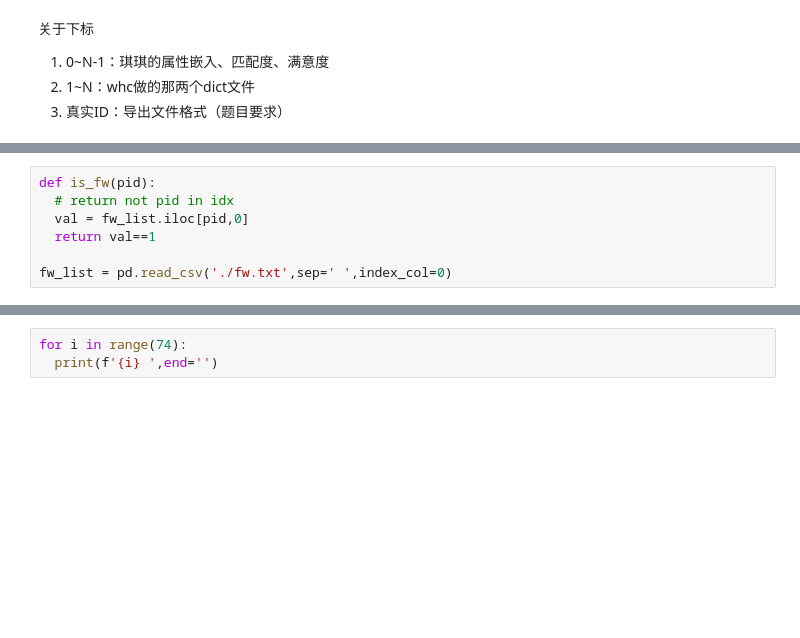
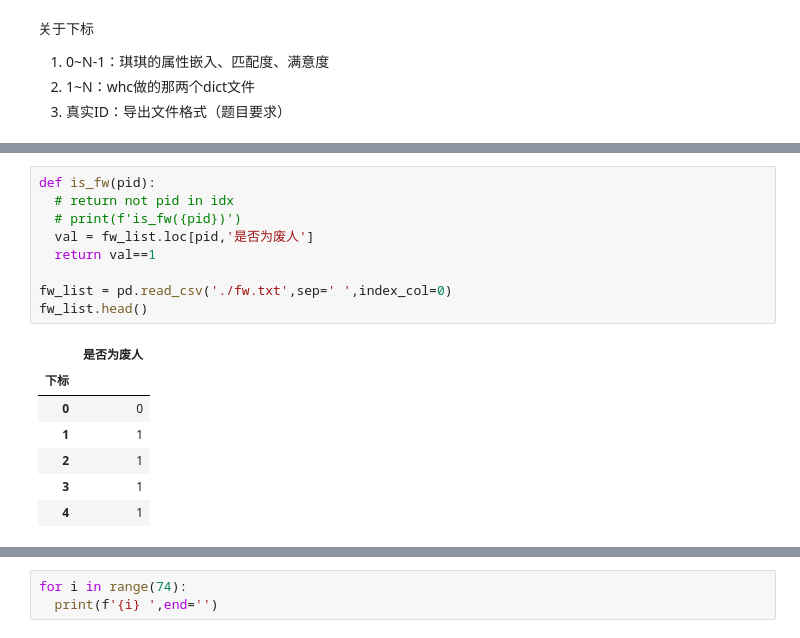
Before and after one commit to zzaiyan/D2L, a Jupyter notebook: data_trans.ipynb, the cells around one changed output, grey strips where cells are left out. Cells and saved outputs as stored; diff of their text form; blank space fills up the shorter version.

```diff
--- a/data_trans.ipynb
+++ b/data_trans.ipynb
@@ -36,7 +36,17 @@ df_ppd.head(), df_myd.head()
 # %%
 def is_fw(pid):
   # return not pid in idx
-  val = fw_list.iloc[pid,0]
+  # print(f'is_fw({pid})')
+  val = fw_list.loc[pid,'是否为废人']
   return val==1
 
 fw_list = pd.read_csv('./fw.txt',sep=' ',index_col=0)
+fw_list.head()
+# %% [output]
+|  | 是否为废人 |
+| 下标 |  |
+| 0 | 0 |
+| 1 | 1 |
+| 2 | 1 |
+| 3 | 1 |
+| 4 | 1 |
```
Also changed, not shown: parts of 36 cells of this notebook, 2 other files.
